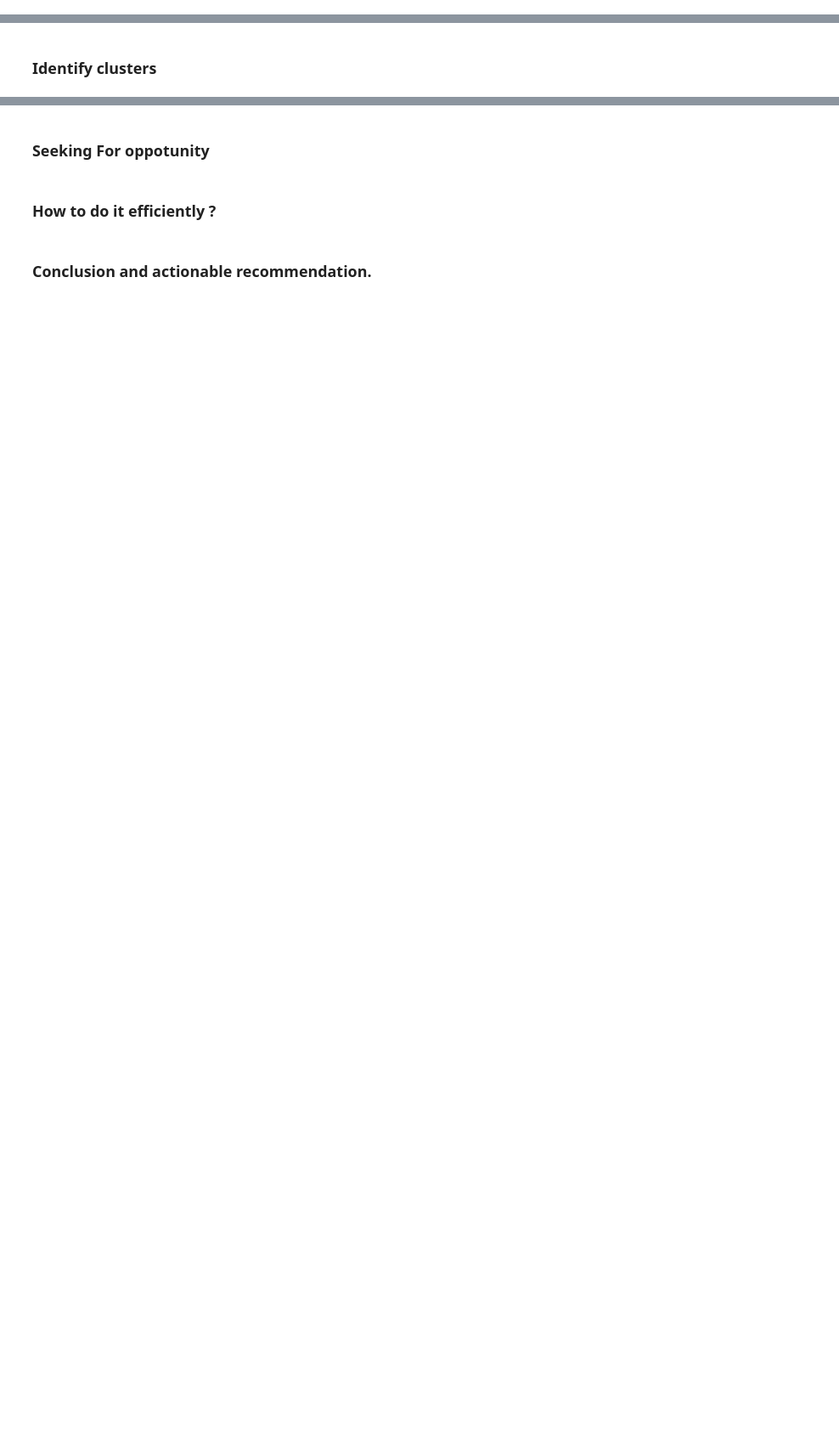
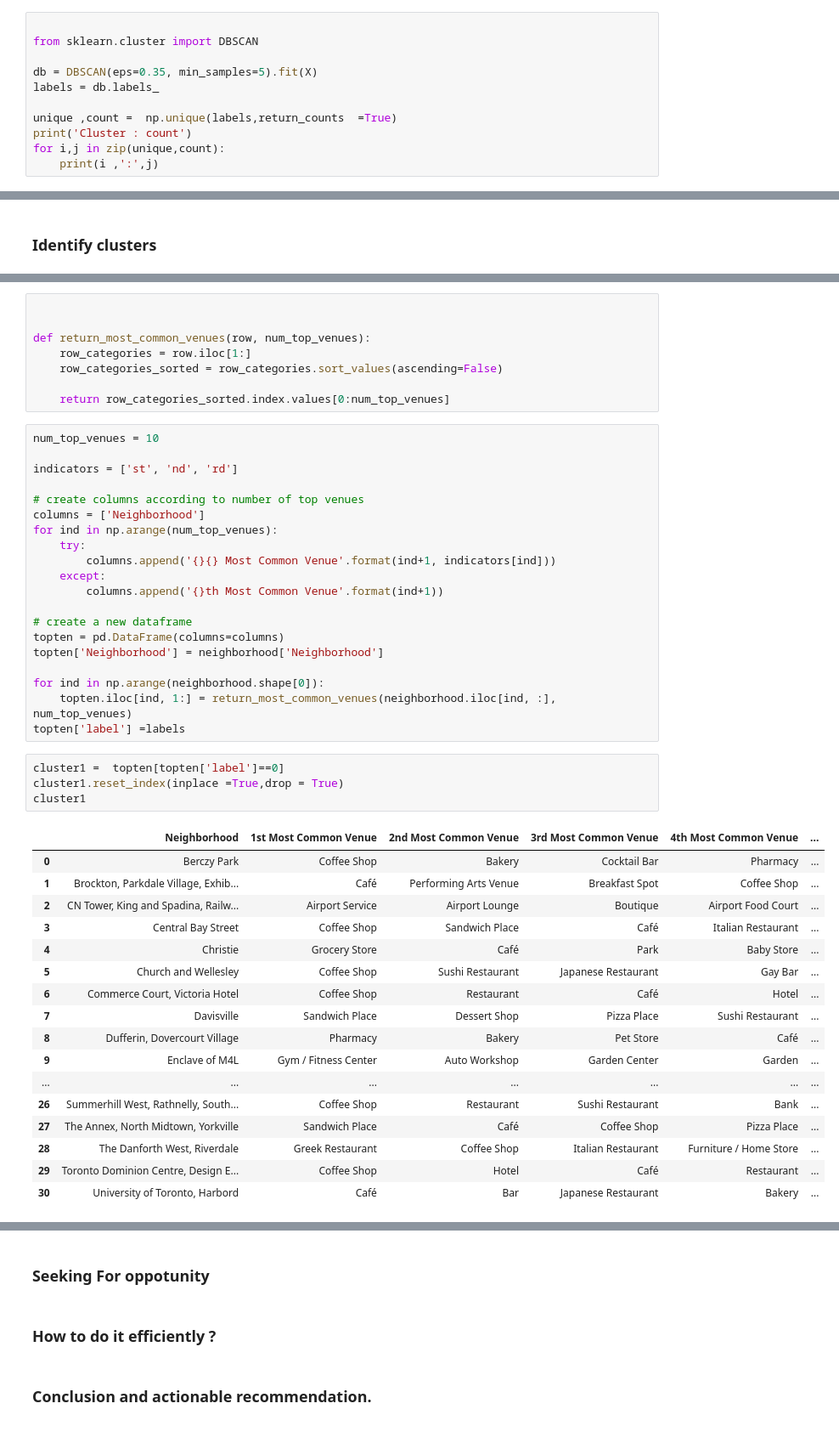
Before and after one commit to blxsheep/IBM_Capstone_Project, a Jupyter notebook: Capstone Project.ipynb, the cells around one changed output, grey strips where cells are left out. Shown at 85% size. Saved outputs shown, nothing was run; the diff lists cells and outputs as text; blank space fills up the shorter version.

```diff
--- a/Capstone Project.ipynb
+++ b/Capstone Project.ipynb
@@ -242,0 +231,11 @@ Accord
+# %%
+
+from sklearn.cluster import DBSCAN
+
+db = DBSCAN(eps=0.35, min_samples=5).fit(X)
+labels = db.labels_
+
+unique ,count =  np.unique(labels,return_counts  =True)
+print('Cluster : count')
+for i,j in zip(unique,count):
+    print(i ,':',j)
@@ -244,0 +252,50 @@ Accord
+# %%
+
+
+def return_most_common_venues(row, num_top_venues):
+    row_categories = row.iloc[1:]
+    row_categories_sorted = row_categories.sort_values(ascending=False)
+
+    return row_categories_sorted.index.values[0:num_top_venues]
+# %%
+num_top_venues = 10
+
+indicators = ['st', 'nd', 'rd']
+
+# create columns according to number of top venues
+columns = ['Neighborhood']
+for ind in np.arange(num_top_venues):
+    try:
+        columns.append('{}{} Most Common Venue'.format(ind+1, indicators[ind]))
+    except:
+        columns.append('{}th Most Common Venue'.format(ind+1))
+
+# create a new dataframe
+topten = pd.DataFrame(columns=columns)
+topten['Neighborhood'] = neighborhood['Neighborhood']
+
+for ind in np.arange(neighborhood.shape[0]):
+    topten.iloc[ind, 1:] = return_most_common_venues(neighborhood.iloc[ind, :], num_top_venues)
+topten['label'] =labels
+# %%
+cluster1 =  topten[topten['label']==0]
+cluster1.reset_index(inplace =True,drop = True)
+cluster1
+# %% [output]
+|  | Neighborhood | 1st Most Common Venue | 2nd Most Common Venue | 3rd Most Common Venue | 4th Most Common Venue | ... |
+| 0 | Berczy Park | Coffee Shop | Bakery | Cocktail Bar | Pharmacy | ... |
+| 1 | Brockton, Parkdale Village, Exhib... | Café | Performing Arts Venue | Breakfast Spot | Coffee Shop | ... |
+| 2 | CN Tower, King and Spadina, Railw... | Airport Service | Airport Lounge | Boutique | Airport Food Court | ... |
+| 3 | Central Bay Street | Coffee Shop | Sandwich Place | Café | Italian Restaurant | ... |
+| 4 | Christie | Grocery Store | Café | Park | Baby Store | ... |
+| 5 | Church and Wellesley | Coffee Shop | Sushi Restaurant | Japanese Restaurant | Gay Bar | ... |
+| 6 | Commerce Court, Victoria Hotel | Coffee Shop | Restaurant | Café | Hotel | ... |
+| 7 | Davisville | Sandwich Place | Dessert Shop | Pizza Place | Sushi Restaurant | ... |
+| 8 | Dufferin, Dovercourt Village | Pharmacy | Bakery | Pet Store | Café | ... |
+| 9 | Enclave of M4L | Gym / Fitness Center | Auto Workshop | Garden Center | Garden | ... |
+| ... | ... | ... | ... | ... | ... | ... |
+| 26 | Summerhill West, Rathnelly, South... | Coffee Shop | Restaurant | Sushi Restaurant | Bank | ... |
+| 27 | The Annex, North Midtown, Yorkville | Sandwich Place | Café | Coffee Shop | Pizza Place | ... |
+| 28 | The Danforth West, Riverdale | Greek Restaurant | Coffee Shop | Italian Restaurant | Furniture / Home Store | ... |
+| 29 | Toronto Dominion Centre, Design E... | Coffee Shop | Hotel | Café | Restaurant | ... |
+| 30 | University of Toronto, Harbord | Café | Bar | Japanese Restaurant | Bakery | ... |
```
Also changed, not shown: parts of 18 cells of this notebook.
